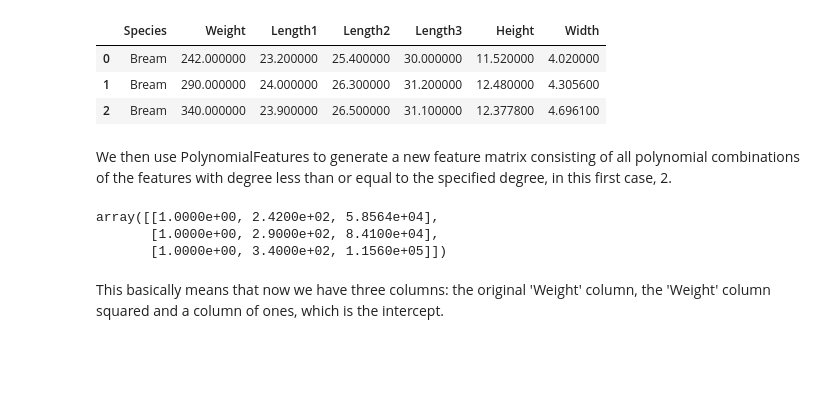
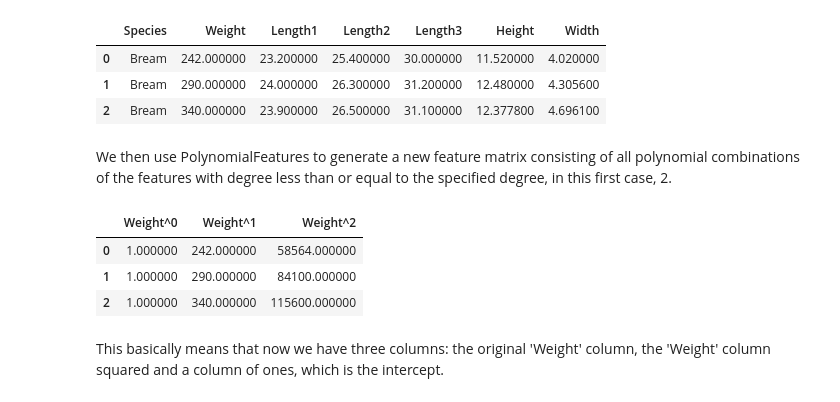
Before and after one commit to joaoalexarruda/fishcatch, a Jupyter notebook: notebooks/n3_polynomial_regression.ipynb, the cells around one changed output. Drawn from its saved outputs; the diff is of its cells as text; code cells hidden in the pictures; blank space fills up the shorter version.

```diff
--- a/notebooks/n3_polynomial_regression.ipynb
+++ b/notebooks/n3_polynomial_regression.ipynb
@@ -34,17 +41,19 @@ We then use PolynomialFeatures to generate a new feature matrix consisting of al
 # %%
 # PolynomialFeatures (preprocessing)
 from sklearn.preprocessing import PolynomialFeatures
 
 # Transforming the feature to the desired degree
 poly = PolynomialFeatures(degree=2)
 X = poly.fit_transform(X.values.reshape(-1, 1))
 
 # Quick peek at the transformed feature
-X[:3]
+X = pd.DataFrame(X, columns=[f'Weight^{i}' for i in range(X.shape[1])])
+X.head(3).style.background_gradient(cmap='viridis')
 # %% [output]
-array([[1.0000e+00, 2.4200e+02, 5.8564e+04],
-       [1.0000e+00, 2.9000e+02, 8.4100e+04],
-       [1.0000e+00, 3.4000e+02, 1.1560e+05]])
+|  | Weight^0 | Weight^1 | Weight^2 |
+| 0 | 1.000000 | 242.000000 | 58564.000000 |
+| 1 | 1.000000 | 290.000000 | 84100.000000 |
+| 2 | 1.000000 | 340.000000 | 115600.000000 |
 # %% [markdown]
 This basically means that now we have three columns: the original 'Weight' column, the 'Weight' column squared and a column of ones, which is the intercept.
 # %%
```
Also changed, not shown: parts of 9 cells of this notebook, 6 other files.
